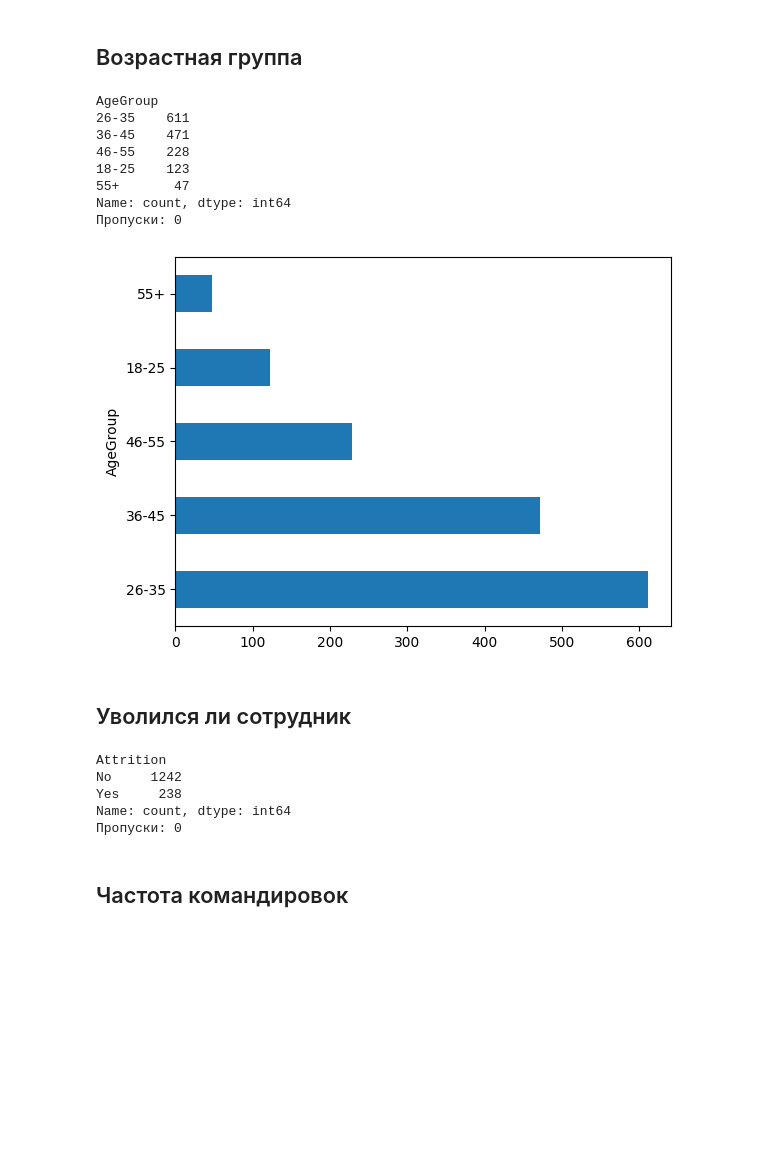
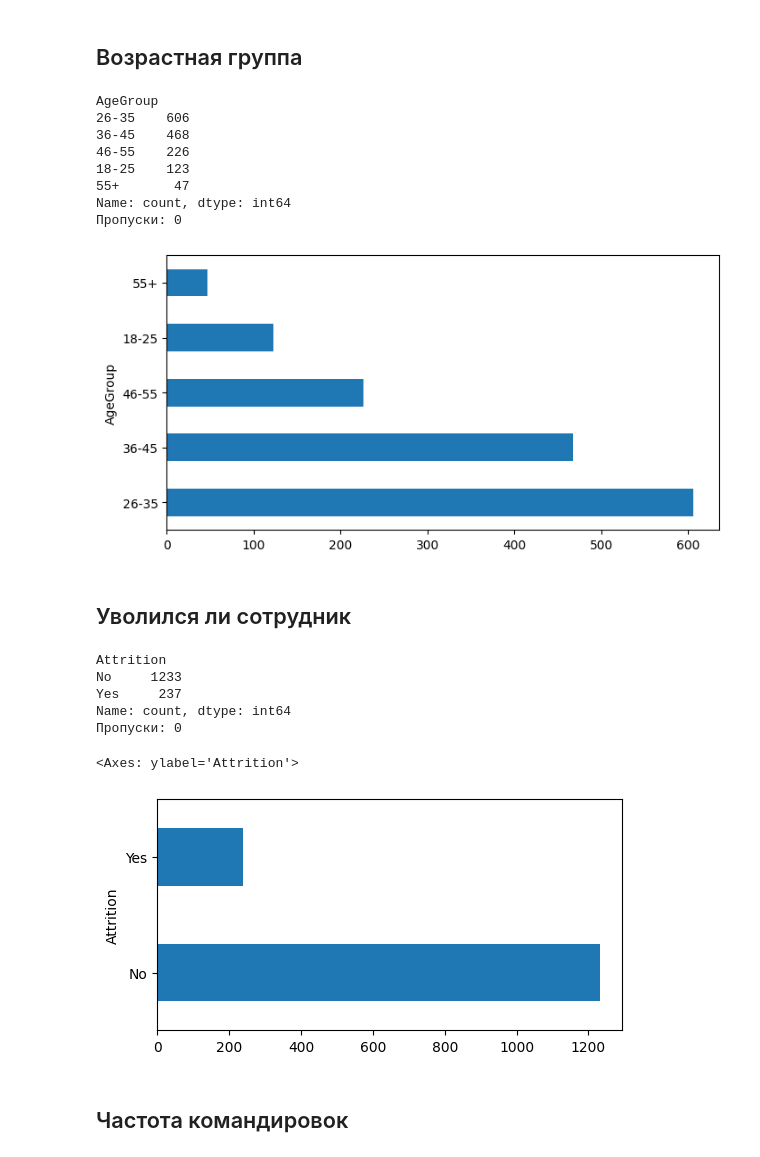
Before and after one commit to svinoczarITMO/s7-da-lab1, a Jupyter notebook: hranalytics.ipynb, the cells around one changed output. Drawn from its saved outputs; the diff is of its cells as text; code cells hidden in the pictures; blank space fills up the shorter version.

```diff
--- a/hranalytics.ipynb
+++ b/hranalytics.ipynb
@@ -83,30 +128,33 @@ Name: count, dtype: int64
 ## Возрастная группа
 # %%
 print(df['AgeGroup'].value_counts())
-df['AgeGroup'].value_counts().plot(kind='barh')
+df['AgeGroup'].value_counts().plot(kind='barh', figsize=(8, 4))
 print("Пропуски:", sum(pd.isnull(df['Attrition'])))
 # %% [output]
 AgeGroup
-26-35    611
-36-45    471
-46-55    228
+26-35    606
+36-45    468
+46-55    226
 18-25    123
 55+       47
 Name: count, dtype: int64
 Пропуски: 0
-[figure, old version]
+[figure, new version]
 # %% [markdown]
 ## Уволился ли сотрудник
 # %%
 print(df['Attrition'].value_counts())
-# df['Attrition'].value_counts().plot(kind='barh')
 print("Пропуски:", sum(pd.isnull(df['Attrition'])))
+
+df['Attrition'].value_counts().plot(kind='barh', figsize=(6, 3))
 # %% [output]
 Attrition
-No     1242
-Yes     238
+No     1233
+Yes     237
 Name: count, dtype: int64
 Пропуски: 0
+<Axes: ylabel='Attrition'>
+[figure, added]
 # %% [markdown]
 ## Частота командировок
 # %%
```
Also changed, not shown: parts of 27 cells of this notebook, 1 other file.
